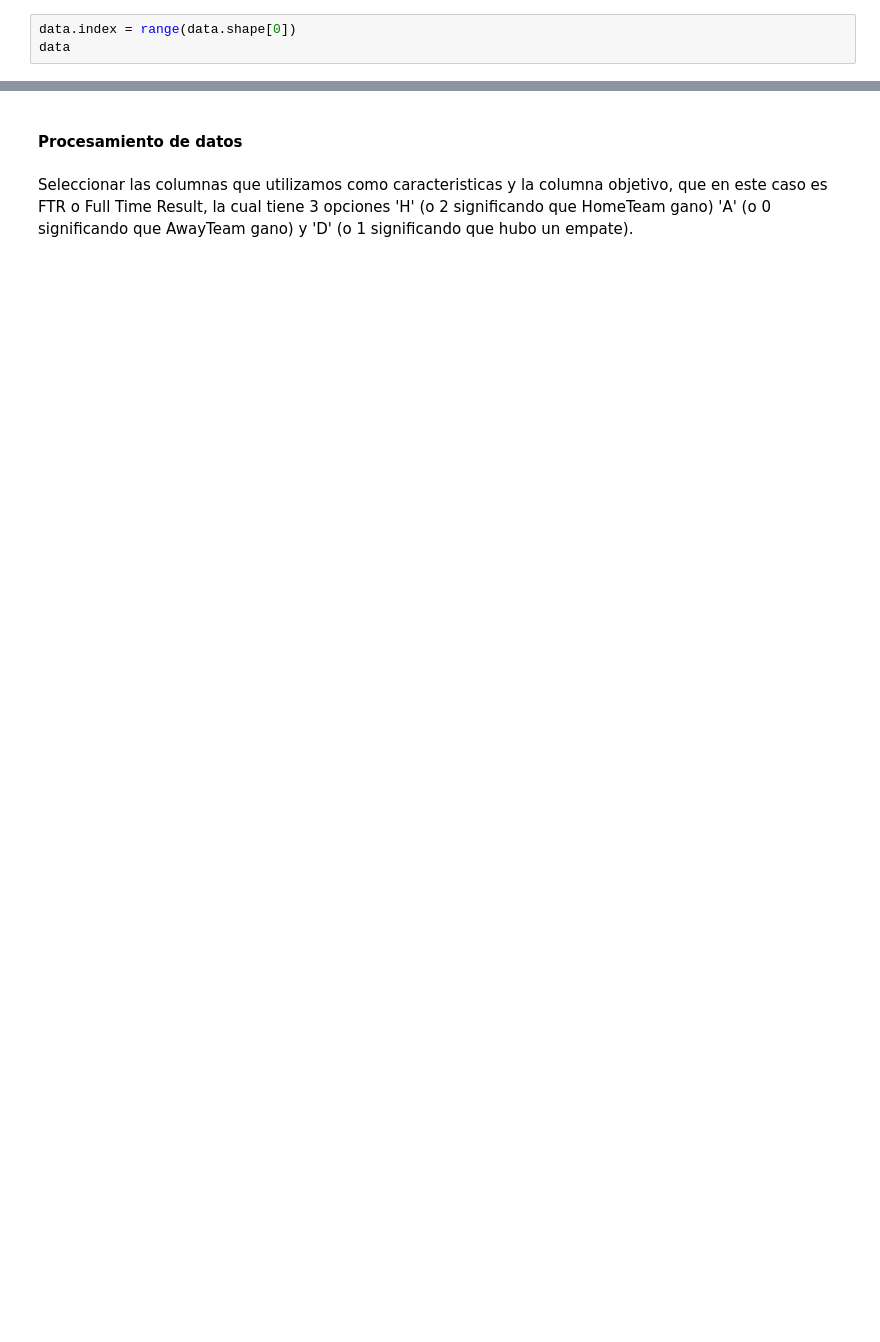
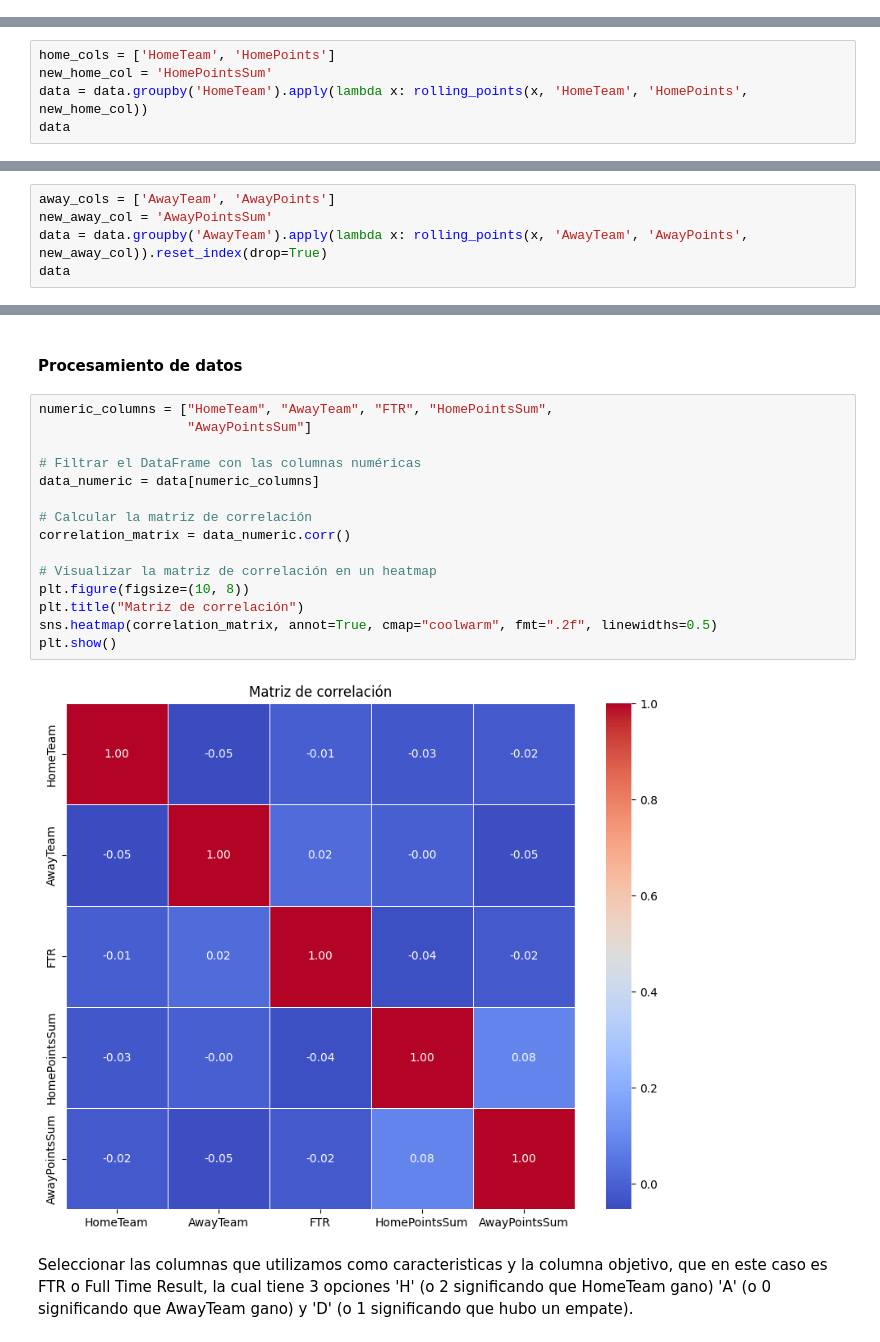
Before and after one commit to javim7/DeepLearning-ProyectoFinal, a Jupyter notebook: modelo3.ipynb, the cells around one changed output, grey strips where cells are left out. Cells and saved outputs as stored; diff of their text form; blank space fills up the shorter version.

```diff
--- a/modelo3.ipynb
+++ b/modelo3.ipynb
@@ -225,3 +197,0 @@ data
-# %%
-data.index = range(data.shape[0])
-data
@@ -241,0 +198,5 @@ data
+# %%
+home_cols = ['HomeTeam', 'HomePoints']
+new_home_col = 'HomePointsSum'
+data = data.groupby('HomeTeam').apply(lambda x: rolling_points(x, 'HomeTeam', 'HomePoints', new_home_col))
+data
@@ -241,0 +218,5 @@ data
+# %%
+away_cols = ['AwayTeam', 'AwayPoints']
+new_away_col = 'AwayPointsSum'
+data = data.groupby('AwayTeam').apply(lambda x: rolling_points(x, 'AwayTeam', 'AwayPoints', new_away_col)).reset_index(drop=True)
+data
@@ -242,5 +269,22 @@ data
 # %% [markdown]
 #### Procesamiento de datos
+# %%
+numeric_columns = ["HomeTeam", "AwayTeam", "FTR", "HomePointsSum",
+                   "AwayPointsSum"]
+
+# Filtrar el DataFrame con las columnas numéricas
+data_numeric = data[numeric_columns]
+
+# Calcular la matriz de correlación
+correlation_matrix = data_numeric.corr()
+
+# Visualizar la matriz de correlación en un heatmap
+plt.figure(figsize=(10, 8))
+plt.title("Matriz de correlación")
+sns.heatmap(correlation_matrix, annot=True, cmap="coolwarm", fmt=".2f", linewidths=0.5)
+plt.show()
+# %% [output]
+[figure, added]
 # %% [markdown]
 Seleccionar las columnas que utilizamos como caracteristicas y la columna objetivo, que en este caso es FTR o Full Time Result, la cual tiene 3 opciones 'H' (o 2 significando que HomeTeam gano) 'A' (o 0 significando que AwayTeam gano) y 'D' (o 1 significando que hubo un empate).
 # %%
```
Also changed, not shown: parts of 23 cells of this notebook, 2 other files.
